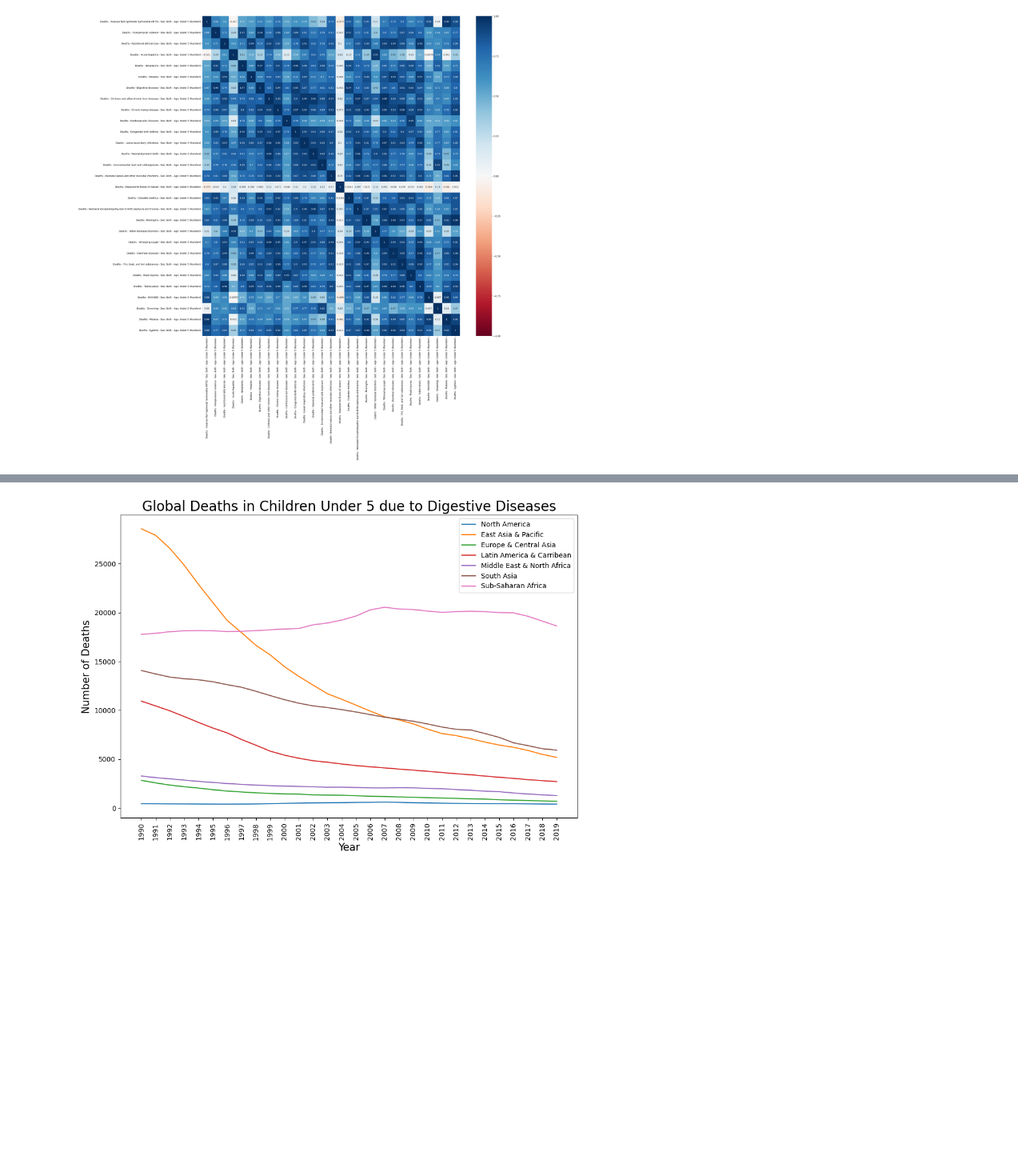
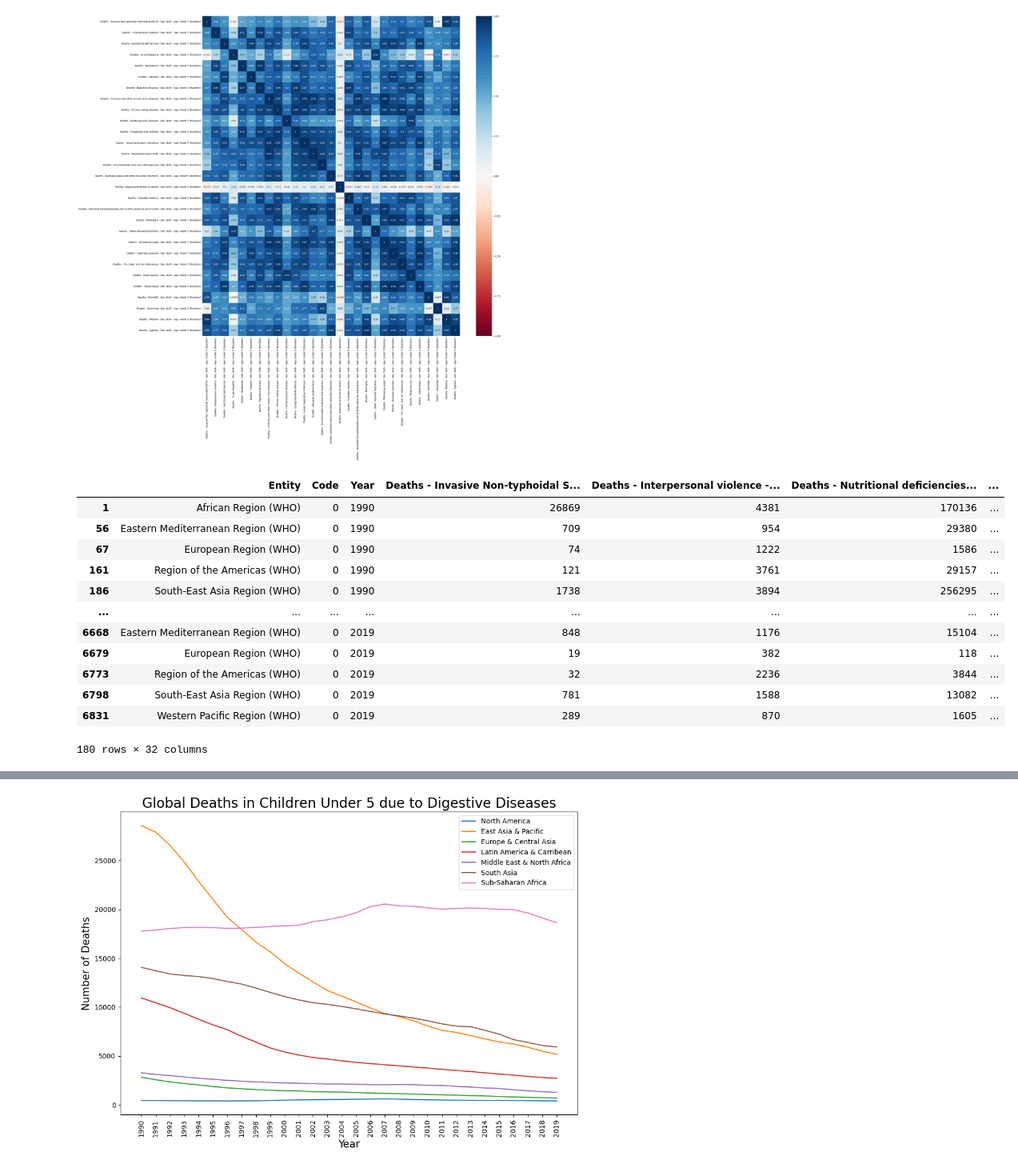
Before and after one commit to dantrainor9/Causes-of-Death, a Jupyter notebook: Causes_of_Death.ipynb, the cells around one changed output, grey strips where cells are left out. Shown at 80% size. Cells and saved outputs as stored; diff of their text form; code cells hidden in the pictures; blank space fills up the shorter version.

```diff
--- a/Causes_of_Death.ipynb
+++ b/Causes_of_Death.ipynb
@@ -182,3 +182,21 @@ sns.heatmap(data=corr,
             vmin=-1);
 # %% [output]
 [figure]
+# %%
+#creating a dataframe of only World Health Organization regional data for viz
+who_region_df = region_df[region_df['Entity'].str.contains('WHO')]
+who_region_df
+# %% [output]
+|  | Entity | Code | Year | Deaths - Invasive Non-typhoidal S... | Deaths - Interpersonal violence -... | Deaths - Nutritional deficiencies... | ... |
+| 1 | African Region (WHO) | 0 | 1990 | 26869 | 4381 | 170136 | ... |
+| 56 | Eastern Mediterranean Region (WHO) | 0 | 1990 | 709 | 954 | 29380 | ... |
+| 67 | European Region (WHO) | 0 | 1990 | 74 | 1222 | 1586 | ... |
+| 161 | Region of the Americas (WHO) | 0 | 1990 | 121 | 3761 | 29157 | ... |
+| 186 | South-East Asia Region (WHO) | 0 | 1990 | 1738 | 3894 | 256295 | ... |
+| ... | ... | ... | ... | ... | ... | ... | ... |
+| 6668 | Eastern Mediterranean Region (WHO) | 0 | 2019 | 848 | 1176 | 15104 | ... |
+| 6679 | European Region (WHO) | 0 | 2019 | 19 | 382 | 118 | ... |
+| 6773 | Region of the Americas (WHO) | 0 | 2019 | 32 | 2236 | 3844 | ... |
+| 6798 | South-East Asia Region (WHO) | 0 | 2019 | 781 | 1588 | 13082 | ... |
+| 6831 | Western Pacific Region (WHO) | 0 | 2019 | 289 | 870 | 1605 | ... |
+180 rows × 32 columns
```
Also changed, not shown: parts of 4 cells of this notebook.
